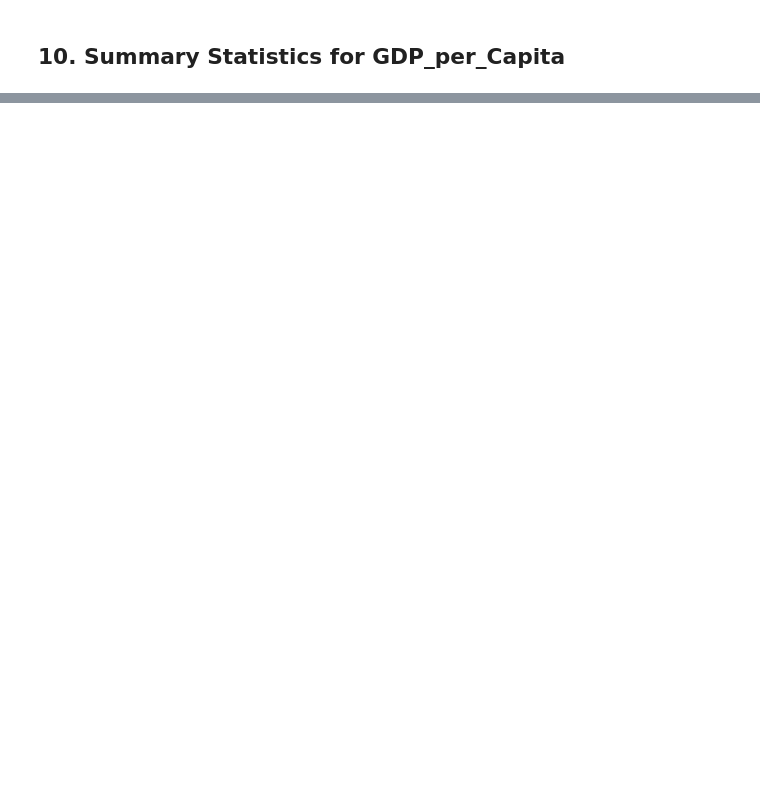
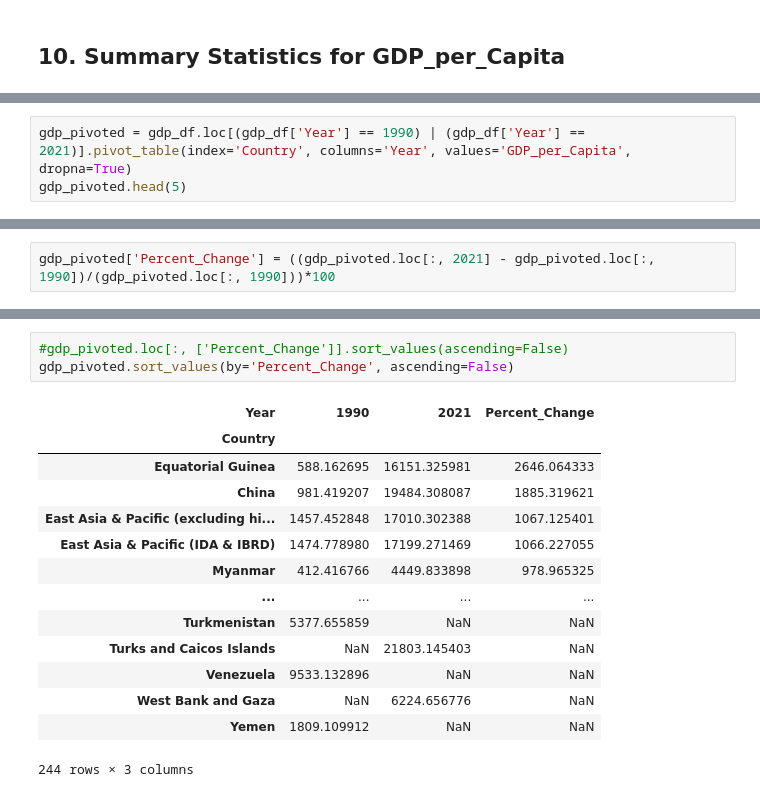
Before and after one commit to nss-data-science-cohort-8/un-exploration-BillyBrothers, a Jupyter notebook: notebooks/UN_Data_Exploration.ipynb, the cells around one changed output, grey strips where cells are left out. Saved outputs shown, nothing was run; the diff lists cells and outputs as text; blank space fills up the shorter version.

```diff
--- a/notebooks/UN_Data_Exploration.ipynb
+++ b/notebooks/UN_Data_Exploration.ipynb
@@ -167,0 +196,3 @@ Name: GDP_per_Capita, Length: 241, dtype: float64
+# %%
+gdp_pivoted = gdp_df.loc[(gdp_df['Year'] == 1990) | (gdp_df['Year'] == 2021)].pivot_table(index='Country', columns='Year', values='GDP_per_Capita', dropna=True)
+gdp_pivoted.head(5)
@@ -167,0 +209,2 @@ Name: GDP_per_Capita, Length: 241, dtype: float64
+# %%
+gdp_pivoted['Percent_Change'] = ((gdp_pivoted.loc[:, 2021] - gdp_pivoted.loc[:, 1990])/(gdp_pivoted.loc[:, 1990]))*100
@@ -167,0 +223,18 @@ Name: GDP_per_Capita, Length: 241, dtype: float64
+# %%
+#gdp_pivoted.loc[:, ['Percent_Change']].sort_values(ascending=False)
+gdp_pivoted.sort_values(by='Percent_Change', ascending=False)
+# %% [output]
+| Year | 1990 | 2021 | Percent_Change |
+| Country |  |  |  |
+| Equatorial Guinea | 588.162695 | 16151.325981 | 2646.064333 |
+| China | 981.419207 | 19484.308087 | 1885.319621 |
+| East Asia & Pacific (excluding hi... | 1457.452848 | 17010.302388 | 1067.125401 |
+| East Asia & Pacific (IDA & IBRD) | 1474.778980 | 17199.271469 | 1066.227055 |
+| Myanmar | 412.416766 | 4449.833898 | 978.965325 |
+| ... | ... | ... | ... |
+| Turkmenistan | 5377.655859 | NaN | NaN |
+| Turks and Caicos Islands | NaN | 21803.145403 | NaN |
+| Venezuela | 9533.132896 | NaN | NaN |
+| West Bank and Gaza | NaN | 6224.656776 | NaN |
+| Yemen | 1809.109912 | NaN | NaN |
+244 rows × 3 columns
```
Also changed, not shown: parts of 34 cells of this notebook.
